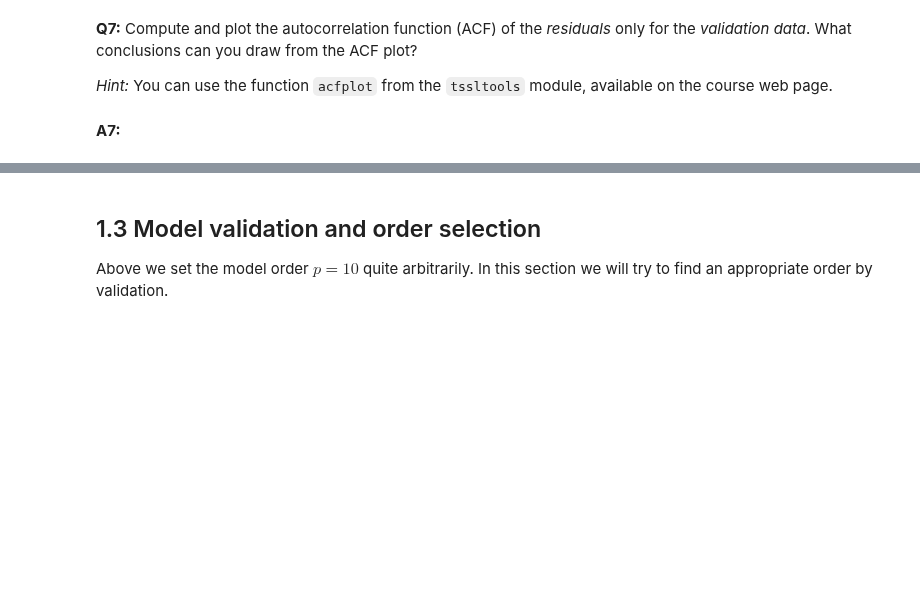
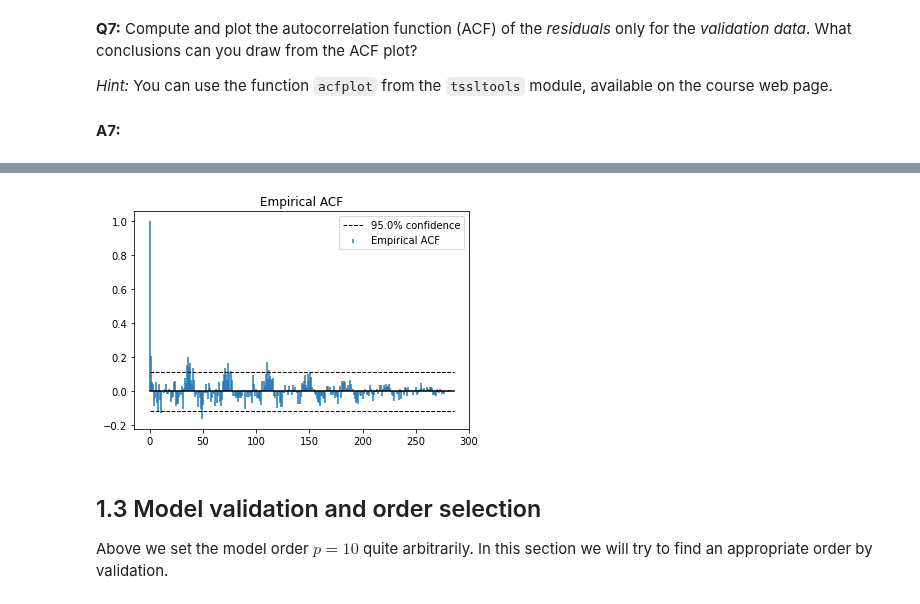
Before and after one commit to amannayak/Time-Series-and-Sequence-Analysis, a Jupyter notebook: Task1/tssl_lab1.ipynb, the cells around one changed output, grey strips where cells are left out. Cells and saved outputs as stored; diff of their text form; code cells hidden in the pictures; blank space fills up the shorter version.

```diff
--- a/Task1/tssl_lab1.ipynb
+++ b/Task1/tssl_lab1.ipynb
@@ -234,6 +234,12 @@ acfplot(x, lags=None, conf=0.95)
     :param conf: float, number in the interval [0,1] which specifies the confidence level (based on a central limit
                  theorem under a white noise assumption) for two dashed lines drawn in the plot. Default is 0.95.
     :return:
+# %%
+resiValidation = ValidDataY[10:] - YPred_Valid
+
+AutoCoR = acfplot(x = resiValidation)
+# %% [output]
+[figure, added]
 # %% [markdown]
 ## 1.3 Model validation and order selection
 Above we set the model order $p=10$ quite arbitrarily. In this section we will try to find an appropriate order by validation.
```
Also changed, not shown: parts of 5 cells of this notebook.
